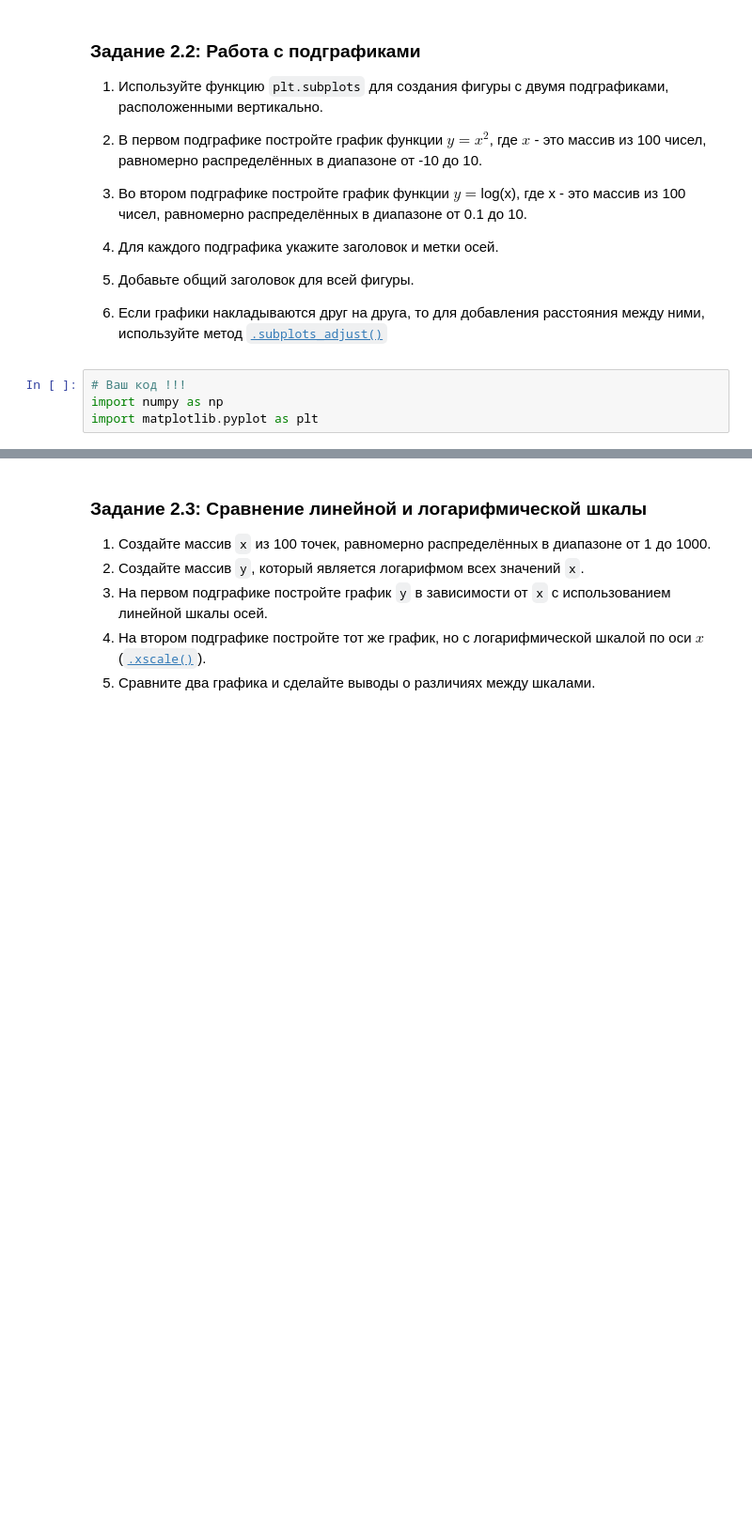
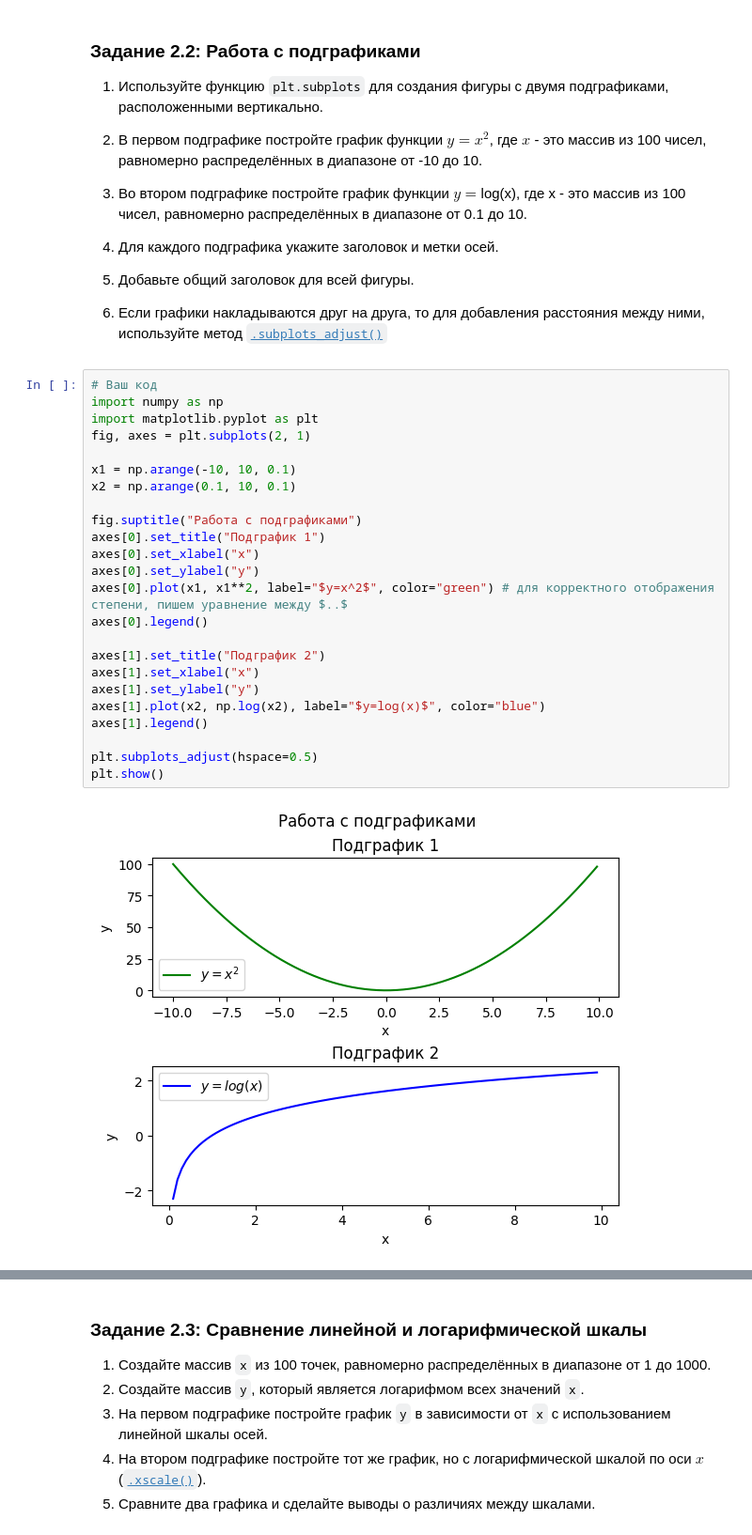
Before and after one commit to GDVevo/ml_uni, a Jupyter notebook: Практическая_работа_№2_Matplotlib_Plotly.ipynb, the cells around one changed output, grey strips where cells are left out. Shown at 94% size. Cells and saved outputs as stored; diff of their text form; blank space fills up the shorter version.

```diff
--- a/Практическая_работа_№2_Matplotlib_Plotly.ipynb
+++ b/Практическая_работа_№2_Matplotlib_Plotly.ipynb
@@ -213,10 +213,32 @@ plt.show()
 4. Для каждого подграфика укажите заголовок и метки осей.
 5. Добавьте общий заголовок для всей фигуры.
 6. Если графики накладываются друг на друга, то для добавления расстояния между ними, используйте метод [`.subplots_adjust()`](https://matplotlib.org/stable/api/_as_gen/matplotlib.pyplot.subplots_adjust.html)
-# %%
-# Ваш код !!!
-import numpy as np
-import matplotlib.pyplot as plt
+# %%
+# Ваш код
+import numpy as np
+import matplotlib.pyplot as plt
+fig, axes = plt.subplots(2, 1)
+
+x1 = np.arange(-10, 10, 0.1)
+x2 = np.arange(0.1, 10, 0.1)
+
+fig.suptitle("Работа с подграфиками")
+axes[0].set_title("Подграфик 1")
+axes[0].set_xlabel("x")
+axes[0].set_ylabel("y")
+axes[0].plot(x1, x1**2, label="$y=x^2$", color="green") # для корректного отображения степени, пишем уравнение между $..$
+axes[0].legend()
+
+axes[1].set_title("Подграфик 2")
+axes[1].set_xlabel("x")
+axes[1].set_ylabel("y")
+axes[1].plot(x2, np.log(x2), label="$y=log(x)$", color="blue")
+axes[1].legend()
+
+plt.subplots_adjust(hspace=0.5)
+plt.show()
+# %% [output]
+[figure, added]
 # %% [markdown]
 ![image.png](embedded-picture-1)
 # %% [markdown]
```
Also changed, not shown: parts of 4 cells of this notebook.
